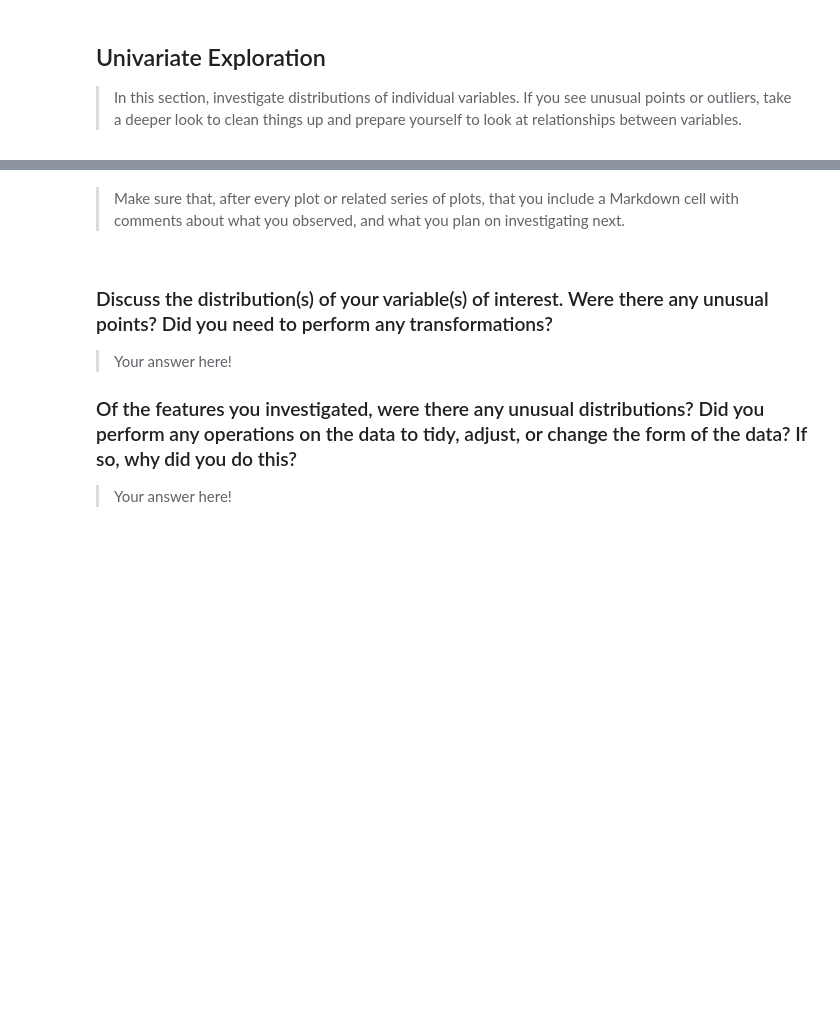
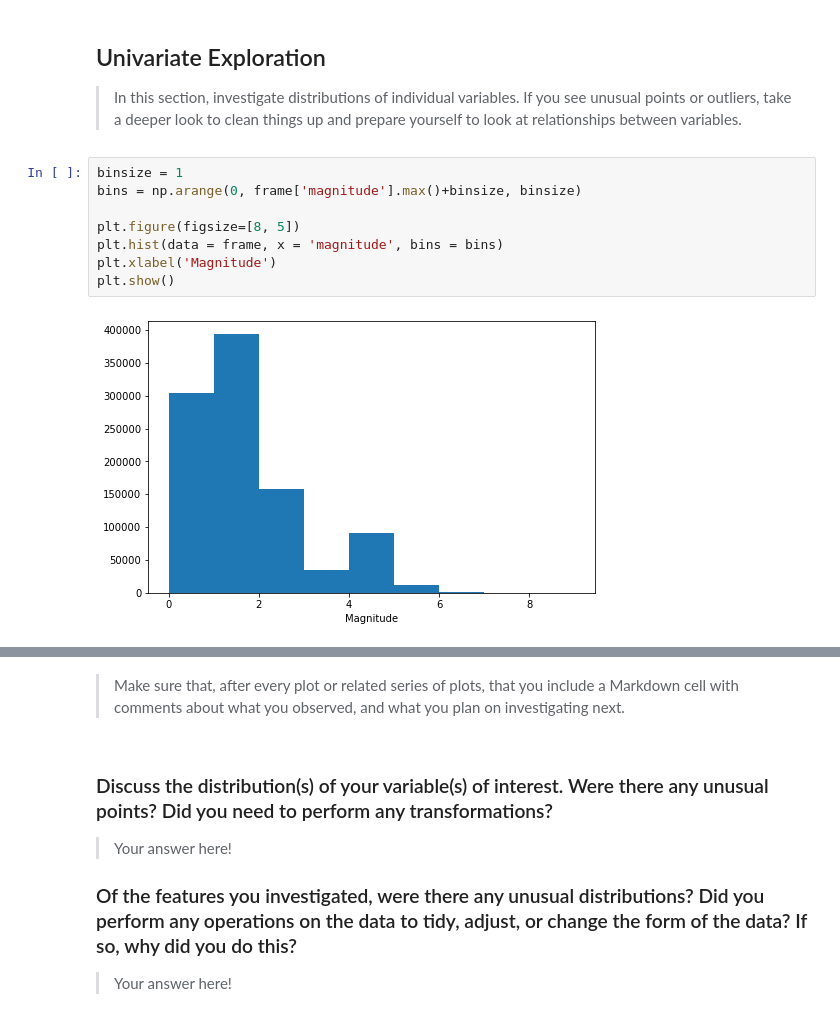
Before and after one commit to seifeldingamal/graduation-project-natural-disasters, a Jupyter notebook: Project Template/exploration_template.ipynb, the cells around one changed output, grey strips where cells are left out. Drawn from its saved outputs; the diff is of its cells as text; blank space fills up the shorter version.

```diff
--- a/Project Template/exploration_template.ipynb
+++ b/Project Template/exploration_template.ipynb
@@ -571,3 +587,13 @@ frame.country.nunique()
 > In this section, investigate distributions of individual variables. If
 you see unusual points or outliers, take a deeper look to clean things up
 and prepare yourself to look at relationships between variables.
+# %%
+binsize = 1
+bins = np.arange(0, frame['magnitude'].max()+binsize, binsize)
+
+plt.figure(figsize=[8, 5])
+plt.hist(data = frame, x = 'magnitude', bins = bins)
+plt.xlabel('Magnitude')
+plt.show()
+# %% [output]
+[figure, added]
```
Also changed, not shown: parts of 6 cells of this notebook.
